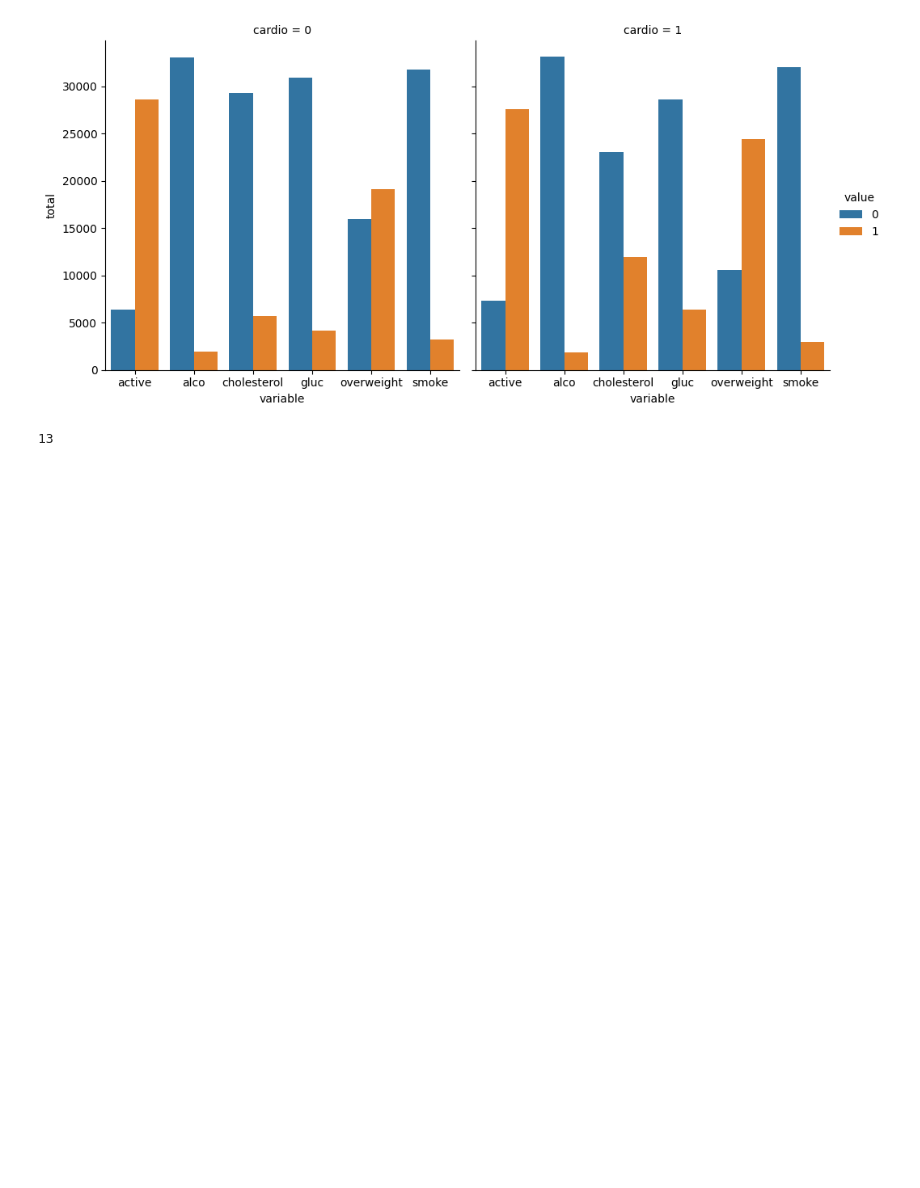
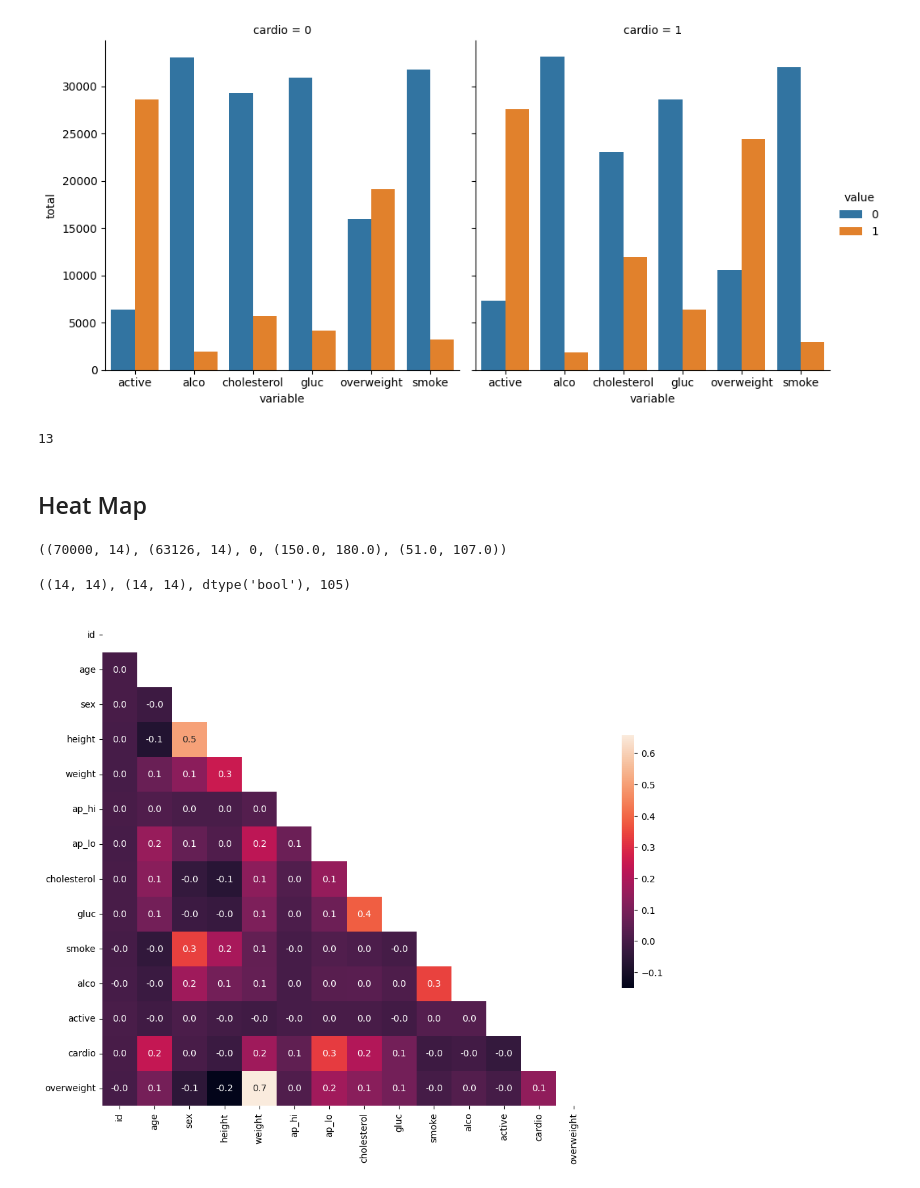
Before and after one commit to dantvi/medical-data-visualizer, a Jupyter notebook: exploration.ipynb, the cells around one changed output. Drawn from its saved outputs; the diff is of its cells as text; code cells hidden in the pictures; blank space fills up the shorter version.

Commit message:
clean data, add corr mask and render heatmap

```diff
--- a/exploration.ipynb
+++ b/exploration.ipynb
@@ -137,3 +137,40 @@ import matplotlib as mpl
 len([rect for rect in ax.get_children() if isinstance(rect, mpl.patches.Rectangle)])
 # %% [output]
 13
+# %% [markdown]
+## Heat Map
+# %%
+import pandas as pd, numpy as np, importlib, medical_data_visualizer as mdv
+mdv = importlib.reload(mdv)
+
+# Recompute cleaning inline for inspection (mirrors mdv.draw_heat_map)
+df_heat = mdv.df[mdv.df["ap_lo"] <= mdv.df["ap_hi"]].copy()
+h_low, h_high = df_heat["height"].quantile([0.025, 0.975])
+w_low, w_high = df_heat["weight"].quantile([0.025, 0.975])
+df_heat = df_heat[
+    df_heat["height"].between(h_low, h_high) & df_heat["weight"].between(w_low, w_high)
+].copy()
+
+df_shape_before = mdv.df.shape
+df_shape_after  = df_heat.shape
+bad_bp          = (~(df_heat["ap_lo"] <= df_heat["ap_hi"])).sum()
+(df_shape_before, df_shape_after, bad_bp, (h_low, h_high), (w_low, w_high))
+# %% [output]
+((70000, 14), (63126, 14), 0, (150.0, 180.0), (51.0, 107.0))
+# %%
+# Corr & mask
+corr = df_heat.corr(numeric_only=True)
+mask = np.triu(np.ones_like(corr, dtype=bool))
+corr.shape, mask.shape, mask.dtype, int(mask.sum())
+# %% [output]
+((14, 14), (14, 14), dtype('bool'), 105)
+# %%
+# Render once
+from IPython.display import display
+import matplotlib.pyplot as plt
+
+fig = mdv.draw_heat_map()
+display(fig)
+plt.close(fig)
+# %% [output]
+[figure, added]
```
Also changed, not shown: parts of 2 cells of this notebook, 3 other files.
